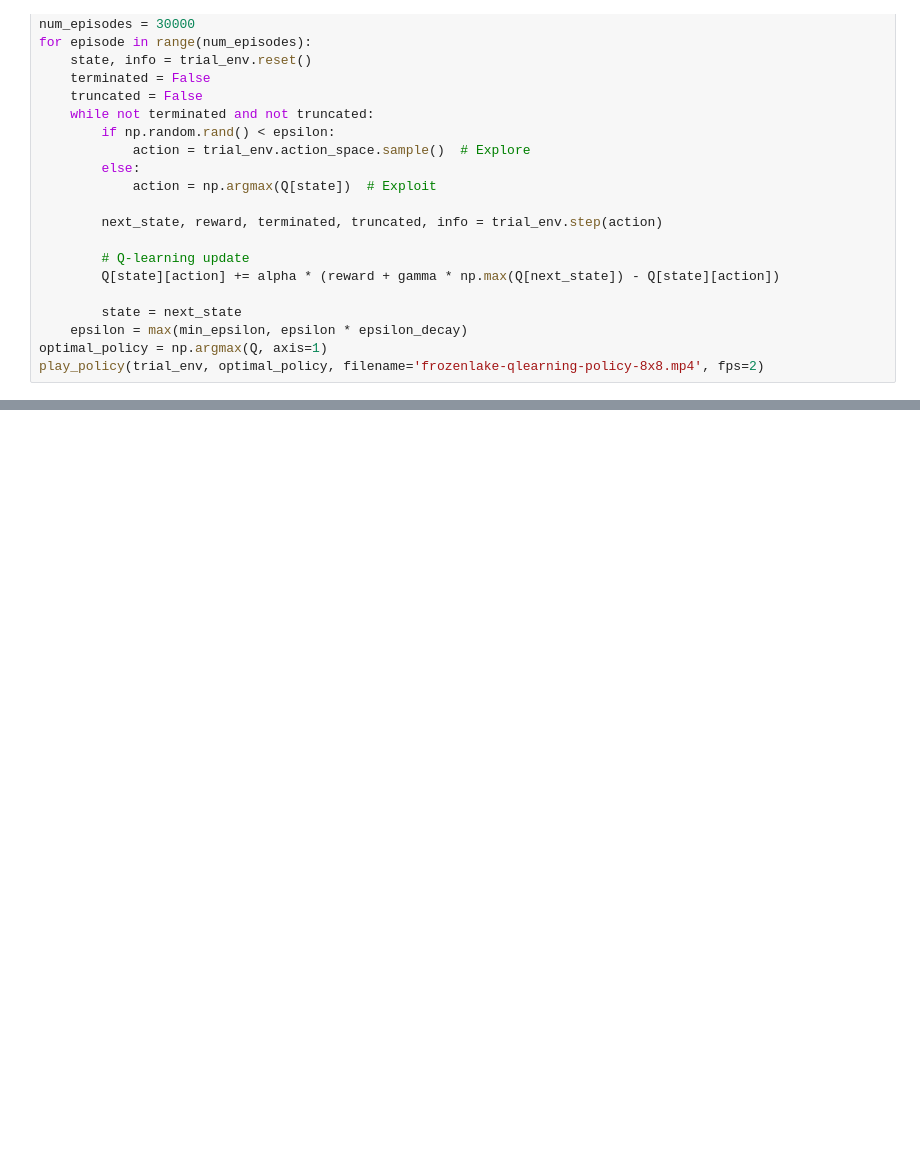
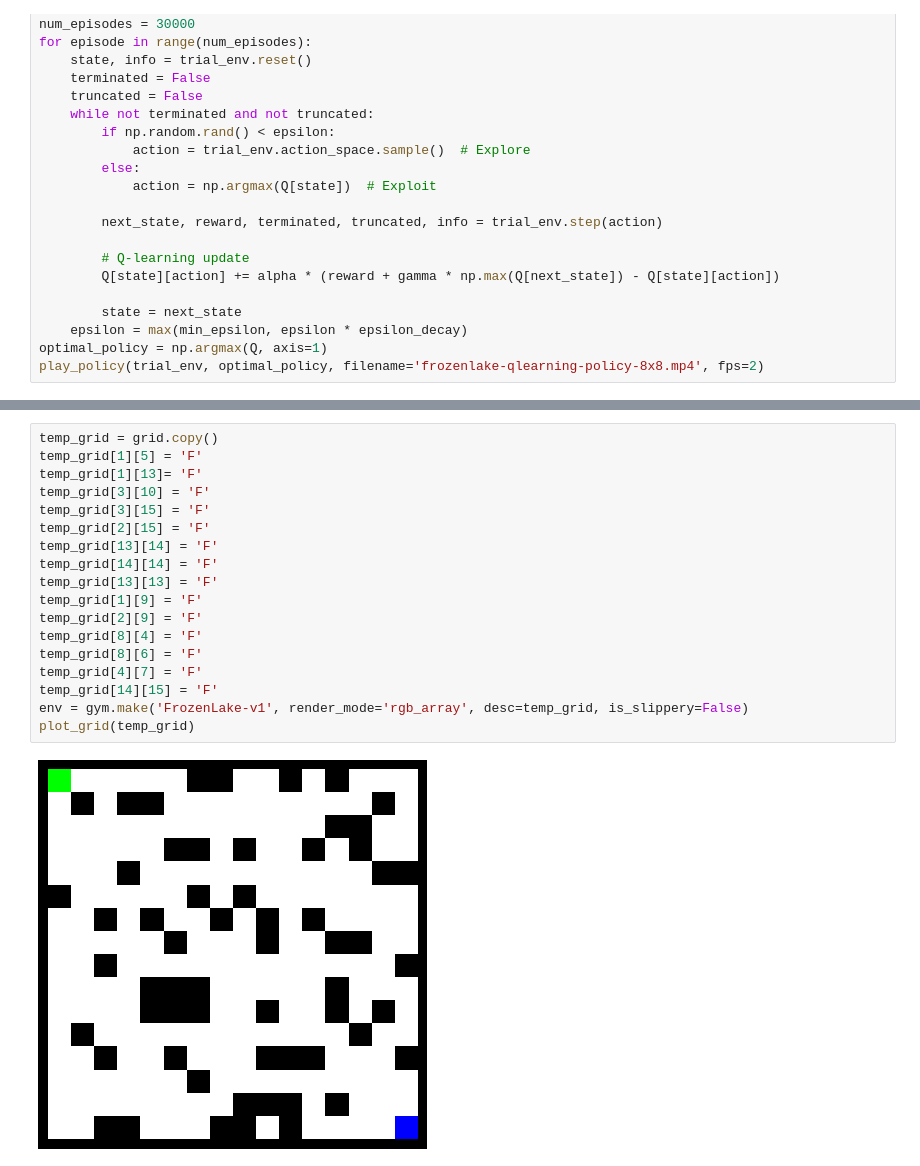
Before and after one commit to gerryfrank10/RL, a Jupyter notebook: hands-on-reinforcement-learning/frozen-lake-chp3.ipynb, the cells around one changed output, grey strips where cells are left out. Saved outputs shown, nothing was run; the diff lists cells and outputs as text; blank space fills up the shorter version.

```diff
--- a/hands-on-reinforcement-learning/frozen-lake-chp3.ipynb
+++ b/hands-on-reinforcement-learning/frozen-lake-chp3.ipynb
@@ -270,0 +315,20 @@ The main aim is to understand the concepts behind Deep Q learning, experience re
+# %%
+temp_grid = grid.copy()
+temp_grid[1][5] = 'F'
+temp_grid[1][13]= 'F'
+temp_grid[3][10] = 'F'
+temp_grid[3][15] = 'F'
+temp_grid[2][15] = 'F'
+temp_grid[13][14] = 'F'
+temp_grid[14][14] = 'F'
+temp_grid[13][13] = 'F'
+temp_grid[1][9] = 'F'
+temp_grid[2][9] = 'F'
+temp_grid[8][4] = 'F'
+temp_grid[8][6] = 'F'
+temp_grid[4][7] = 'F'
+temp_grid[14][15] = 'F'
+env = gym.make('FrozenLake-v1', render_mode='rgb_array', desc=temp_grid, is_slippery=False)
+plot_grid(temp_grid)
+# %% [output]
+[figure, added]
```
Also changed, not shown: parts of 13 cells of this notebook.
